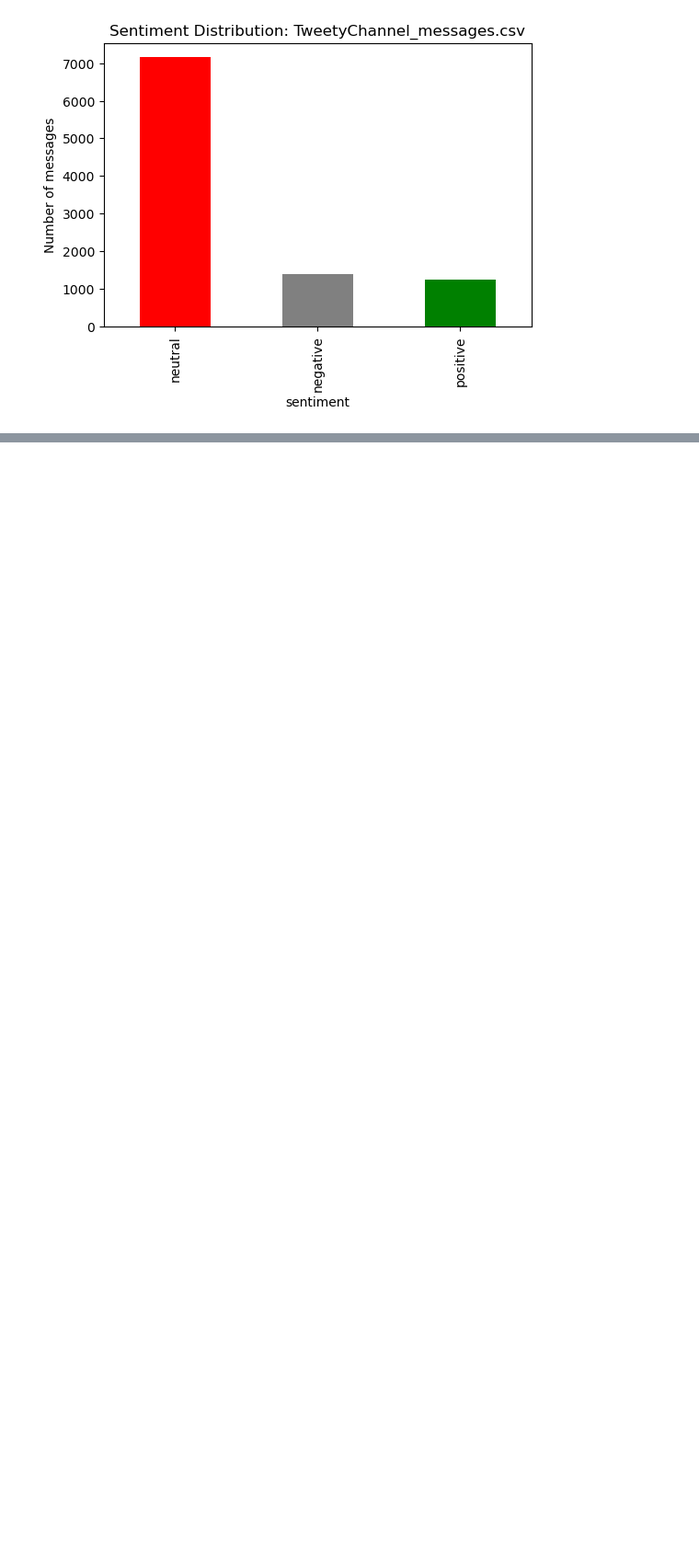
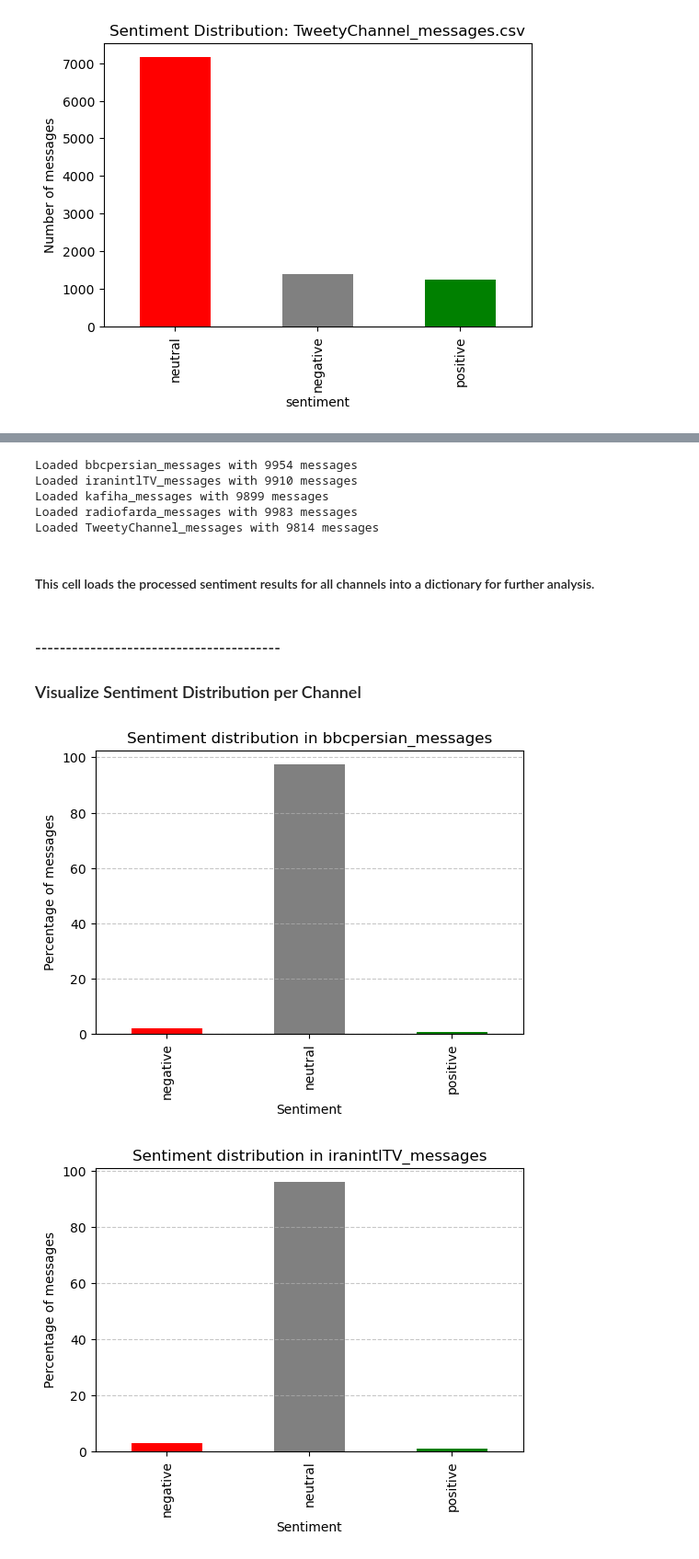
Before and after one commit to MDVR9980/telegram-sentiment-analysis-fa, a Jupyter notebook: notebooks/telegram_sentiment_analysis.ipynb, the cells around one changed output, grey strips where cells are left out. Shown: that part at 92% size. Cells and saved outputs as stored; diff of their text form; code cells hidden in the pictures; blank space fills up the shorter version.

```diff
--- a/notebooks/telegram_sentiment_analysis.ipynb
+++ b/notebooks/telegram_sentiment_analysis.ipynb
@@ -27,7 +29,7 @@ Using device: cuda
 # model = AutoModelForSequenceClassification.from_pretrained(MODEL_NAME)
 
 # Path to the locally downloaded model
-local_model_path = "../models/PersianSentiment/models--frameai--PersianSentiment"
+local_model_path = "../models/PersianSentiment/models--frameai--PersianSentiment/snapshots/349f79da484900b28f2c01d35f2806c1856949da"
 
 # Load tokenizer and model from the local path
 tokenizer = AutoTokenizer.from_pretrained(local_model_path)
@@ -75,9 +77,10 @@ def preprocess(text):
 def predict_sentiments_batch(texts, batch_size=32):
     """
     Predict sentiments in batches to speed up processing.
+    Correct label order: 0=negative, 1=neutral, 2=positive
     """
     results = []
-    labels = ["negative", "positive", "neutral"]
+    labels = ["negative", "neutral", "positive"]
     for i in tqdm(range(0, len(texts), batch_size), desc="Batch processing"):
         batch_texts = texts[i:i+batch_size]
         inputs = tokenizer(batch_texts, return_tensors="pt", truncation=True, padding=True, max_length=128)
@@ -150,0 +157,38 @@ for file in csv_files:
+# %%
+output_path = "../data/sentiment_results_batch"
+
+channel_data = {}
+for file in os.listdir(output_path):
+    if file.endswith(".csv"):
+        channel_name = file.replace(".csv", "")
+        df = pd.read_csv(os.path.join(output_path, file))
+        channel_data[channel_name] = df
+        print(f"Loaded {channel_name} with {len(df)} messages")
+# %% [output]
+Loaded bbcpersian_messages with 9954 messages
+Loaded iranintlTV_messages with 9910 messages
+Loaded kafiha_messages with 9899 messages
+Loaded radiofarda_messages with 9983 messages
+Loaded TweetyChannel_messages with 9814 messages
+# %% [markdown]
+#### This cell loads the processed sentiment results for all channels into a dictionary for further analysis.
+# %% [markdown]
+### ----------------------------------------
+### Visualize Sentiment Distribution per Channel
+# %%
+for name, df in channel_data.items():
+    sentiment_counts = df['sentiment'].value_counts(normalize=True) * 100
+
+    # Reindex to ensure correct order
+    sentiment_counts = sentiment_counts.reindex(['negative', 'neutral', 'positive'])
+
+    plt.figure(figsize=(6,4))
+    sentiment_counts.plot(kind='bar', color=['red', 'gray', 'green'])
+    plt.title(f"Sentiment distribution in {name}")
+    plt.ylabel("Percentage of messages")
+    plt.xlabel("Sentiment")
+    plt.grid(axis='y', linestyle='--', alpha=0.7)
+    plt.show()
+# %% [output]
+[figure, added]
+[figure, added]
```
Also changed, not shown: parts of 12 cells of this notebook.
